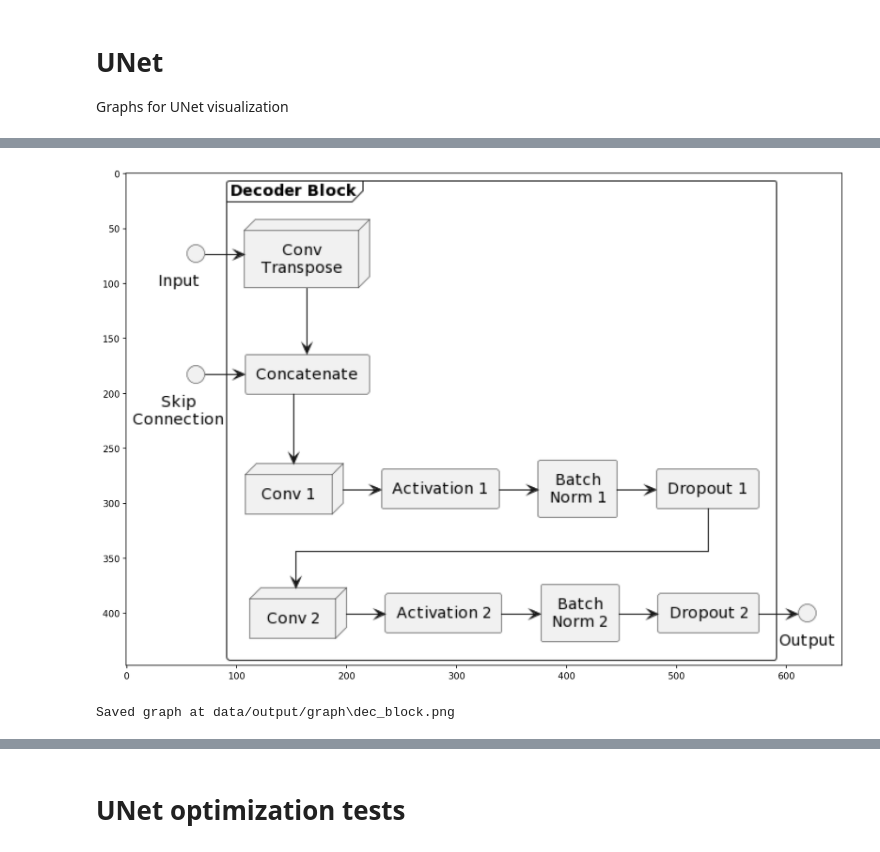
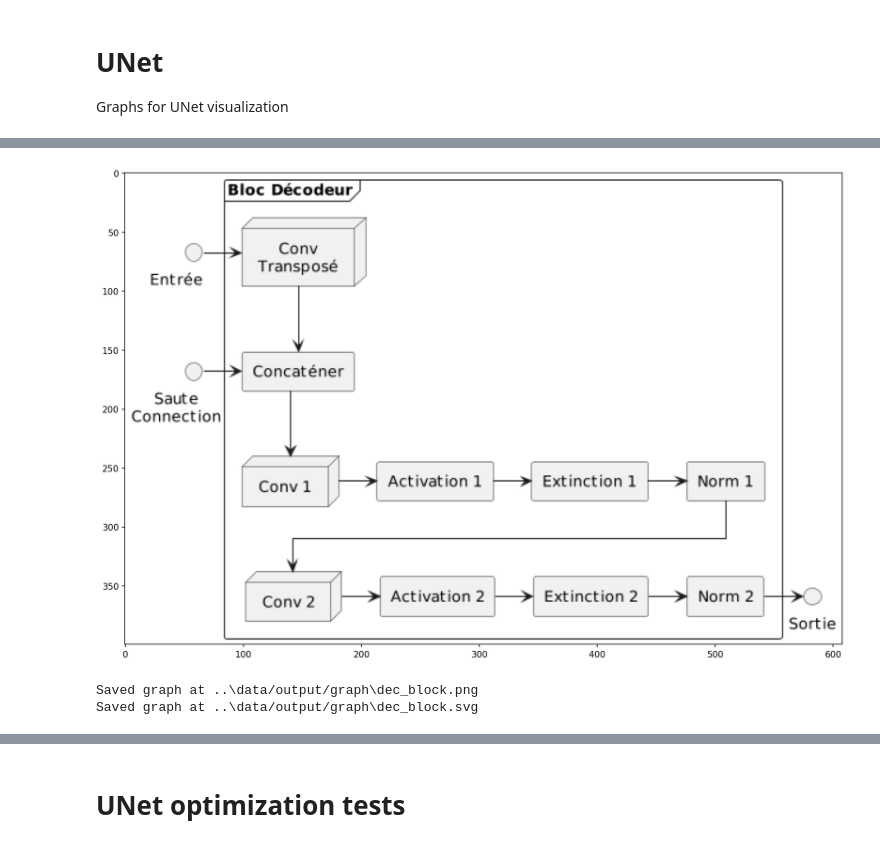
Before and after one commit to linum-uqam/carreno-cytonemes, a Jupyter notebook: notebooks/graphs.ipynb, the cells around one changed output, grey strips where cells are left out. Cells and saved outputs as stored; diff of their text form; code cells hidden in the pictures.

```diff
--- a/notebooks/graphs.ipynb
+++ b/notebooks/graphs.ipynb
@@ -39,12 +39,14 @@ def render_graph(content):
 def save_svg_graph(path, content):
     # sadly, doesn't seem to work well with thesis format
     svg = str(svg_server.processes(content), 'UTF-8')
-    with open(path, "w") as svg_file:
+    svg_path = path + ".svg"
+    with open(svg_path, "w") as svg_file:
         svg_file.write(svg)
-        print("Saved graph at", path)
+        print("Saved graph at", svg_path)
 
 def save_png_graph(path, content):
     img = imageio.imread(png_server.processes(content))
-    imageio.imwrite(path, img)
-    print("Saved graph at", path)
+    png_path = path + ".png"
+    imageio.imwrite(png_path, img)
+    print("Saved graph at", png_path)
 # %% [output]
@@ -189,51 +206,56 @@ Saved graph at data/output/graph\mid_block.png
 # %%
 # Decoder Block
-filename = os.path.join(output_folder, "dec_block.png")
+filename = os.path.join(output_folder, "dec_block")
 content = """
 @startuml
+scale 1024 width
+scale 400 height
+
 ' for straight lines
 skinparam linetype ortho
 ' center text
 skinparam defaultTextAlignment center
 
 ' components
-interface "Skip        \\nConnection        "
-interface "Input        "
-frame "Decoder Block" {
-    node      "Conv\\nTranspose"
-    rectangle "Concatenate"
+interface "Saute        \\nConnection        " as skip
+interface "Entrée        " as inp
+frame "Bloc Décodeur" {
+    node      "Conv\\nTransposé" as trans
+    rectangle "Concaténer" as concat
     node      "Conv 1"
     rectangle "Activation 1"
-    rectangle "Batch\\nNorm 1"
-    rectangle "Dropout 1"
+    rectangle "Norm 1"
+    rectangle "Extinction 1" as drop1
     node      "Conv 2"
     rectangle "Activation 2"
-    rectangle "Batch\\nNorm 2"
-    rectangle "Dropout 2"
+    rectangle "Norm 2"
+    rectangle "Extinction 2" as drop2
 }
-interface "Output"
+interface "Sortie" as out
 
 ' links
-"Input        "                     -r->         "Conv\\nTranspose"
-"Input        "                     -d[hidden]-> "Skip        \\nConnection        "
-"Conv\\nTranspose"                  -d->         "Concatenate"
-"Skip        \\nConnection        " -r->         "Concatenate"
-"Concatenate"                       -d->         "Conv 1"
-"Conv 1"                            -r->         "Activation 1"
-"Activation 1"                      -r->         "Batch\\nNorm 1"
-"Batch\\nNorm 1"                    -r->         "Dropout 1"
-"Dropout 1"                         -->          "Conv 2"
-"Conv 2"                            -r->         "Activation 2"
-"Activation 2"                      -r->         "Batch\\nNorm 2"
-"Batch\\nNorm 2"                    -r->         "Dropout 2"
-"Dropout 2"                         -r->         "Output"
+inp                -r->         trans
+inp                -d[hidden]-> skip
+trans              -d->         concat
+skip               -r->         concat
+concat             -d->         "Conv 1"
+"Conv 1"           -r->         "Activation 1"
+"Activation 1"     -r->         drop1
+drop1              -r->         "Norm 1"
+"Norm 1"            -->         "Conv 2"
+"Conv 2"           -r->         "Activation 2"
+"Activation 2"     -r->         drop2
+drop2              -r->         "Norm 2"
+"Norm 2"           -r->         out
 
 @enduml
 """
 render_graph(content)
 save_png_graph(filename, content)
+save_svg_graph(filename, content)
 # %% [output]
-[figure, old version]
+[figure, new version]
-Saved graph at data/output/graph\dec_block.png
+Saved graph at ..\data/output/graph\dec_block.png
+Saved graph at ..\data/output/graph\dec_block.svg
 # %%
 # Overall Architecture
```
Also changed, not shown: parts of 6 cells of this notebook, 40 other files.
